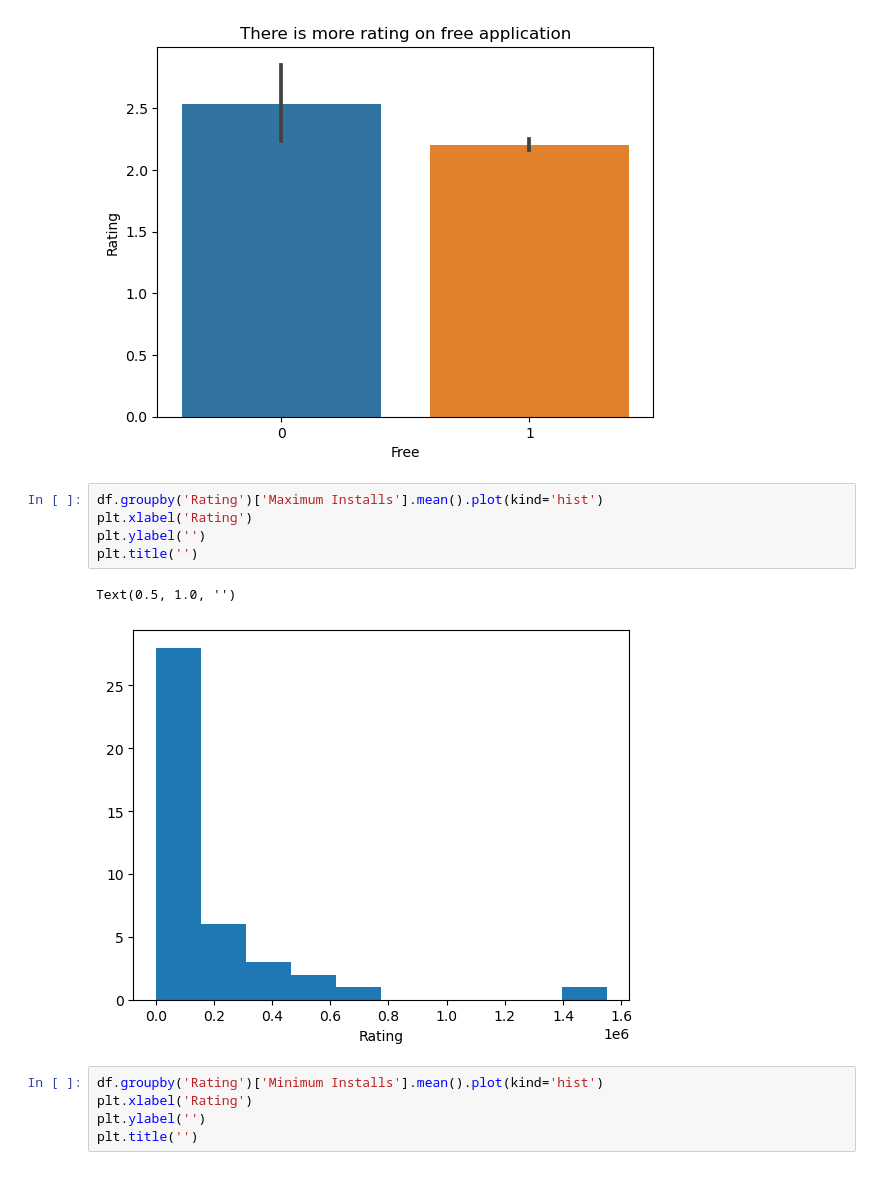
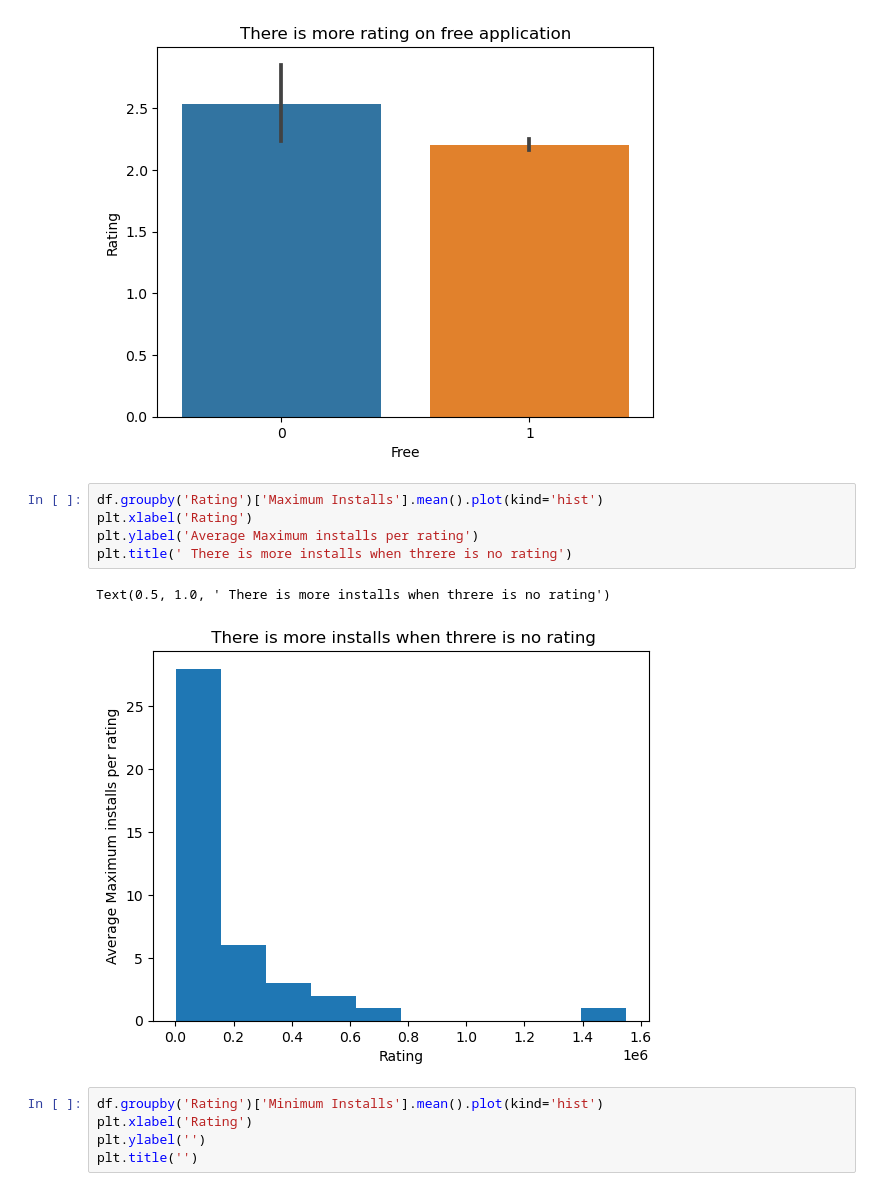
Before and after one commit to LouLan99/User-Rating-Prediction-Model, a Jupyter notebook: notebooks/01-data-loading-cleaning copy.ipynb, the cells around one changed output. Drawn from its saved outputs; the diff is of its cells as text.

Commit message:
Some tries of graph

```diff
--- a/notebooks/01-data-loading-cleaning copy.ipynb
+++ b/notebooks/01-data-loading-cleaning copy.ipynb
@@ -554,11 +554,11 @@ Text(0.5, 1.0, 'There is more rating on free application')
 # %%
 df.groupby('Rating')['Maximum Installs'].mean().plot(kind='hist')
 plt.xlabel('Rating')
-plt.ylabel('')
-plt.title('')
+plt.ylabel('Average Maximum installs per rating')
+plt.title(' There is more installs when threre is no rating')
 # %% [output]
-Text(0.5, 1.0, '')
+Text(0.5, 1.0, ' There is more installs when threre is no rating')
-[figure, old version]
+[figure, new version]
 # %%
 df.groupby('Rating')['Minimum Installs'].mean().plot(kind='hist')
 plt.xlabel('Rating')
```
Also changed, not shown: parts of 10 cells of this notebook.
